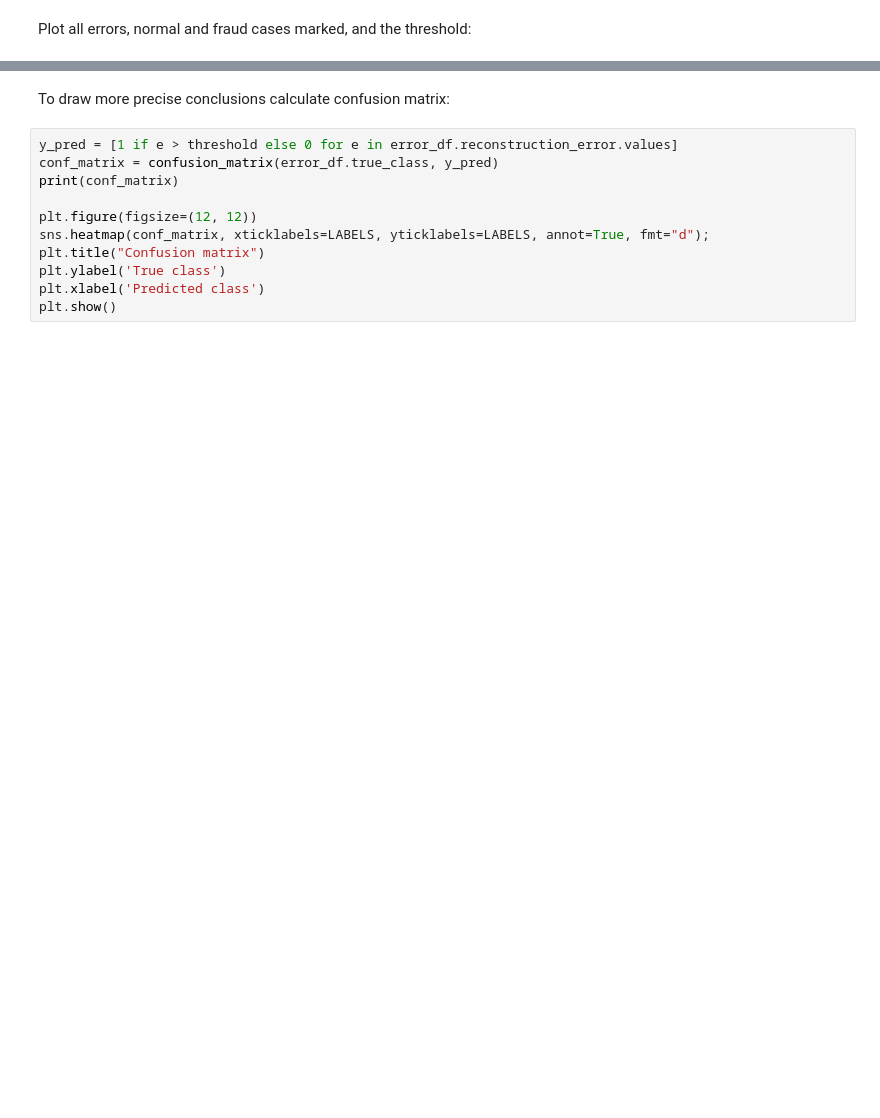
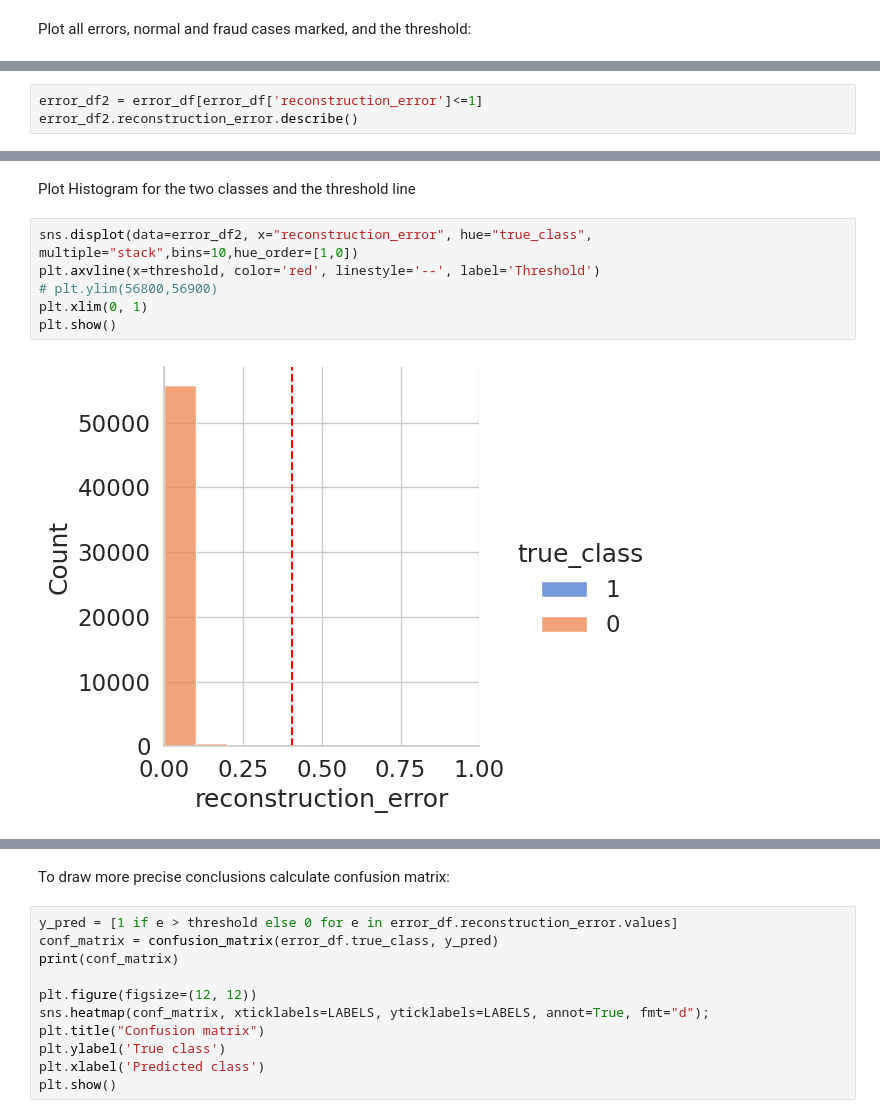
Before and after one commit to Royzxx/Anomalies-Detection-using-Autoencoders, a Jupyter notebook: anomalies-detection-using-autoencoders.ipynb, the cells around one changed output, grey strips where cells are left out. Cells and saved outputs as stored; diff of their text form; blank space fills up the shorter version.

```diff
--- a/anomalies-detection-using-autoencoders.ipynb
+++ b/anomalies-detection-using-autoencoders.ipynb
@@ -478,0 +480,3 @@ plt.show();
+# %%
+error_df2 = error_df[error_df['reconstruction_error']<=1]
+error_df2.reconstruction_error.describe()
@@ -478,0 +493,10 @@ plt.show();
+# %% [markdown]
+Plot Histogram for the two classes and the threshold line
+# %%
+sns.displot(data=error_df2, x="reconstruction_error", hue="true_class", multiple="stack",bins=10,hue_order=[1,0])
+plt.axvline(x=threshold, color='red', linestyle='--', label='Threshold')
+# plt.ylim(56800,56900)
+plt.xlim(0, 1)
+plt.show()
+# %% [output]
+[figure, added]
```
Also changed, not shown: parts of 41 cells of this notebook.
